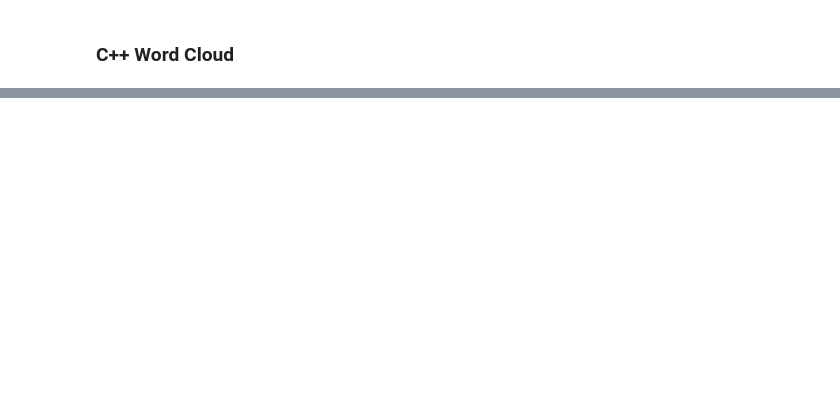
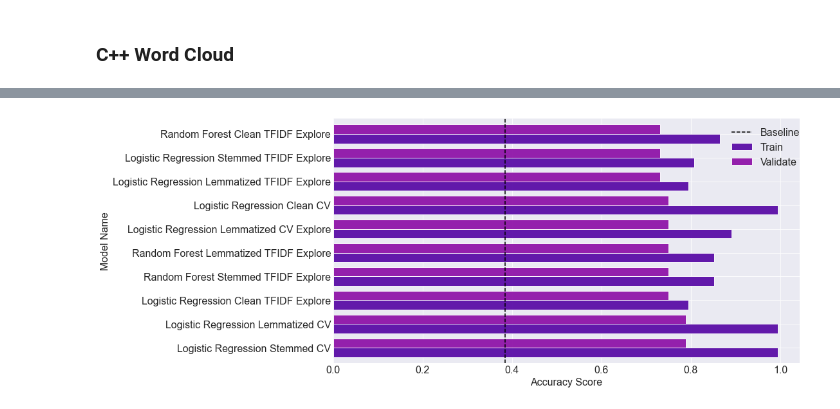
Before and after one commit to team-nlp-project/team-nlp-project, a Jupyter notebook: predicting_repository_language_final.ipynb, the cells around one changed output, grey strips where cells are left out. Drawn from its saved outputs; the diff is of its cells as text; code cells hidden in the pictures; blank space fills up the shorter version.

Commit message:
added modeling section to final nb

```diff
--- a/predicting_repository_language_final.ipynb
+++ b/predicting_repository_language_final.ipynb
@@ -404,0 +411,4 @@ plt.show()
+# %%
+# define a baseline
+baseline_accuracy = train.language.value_counts(normalize=True)[0]
+print(f'Baseline accuracy (predicting JavaScript for every Readme) is {baseline_accuracy*100:.0f}%.')
@@ -404,0 +427,3 @@ plt.show()
+# %%
+# initialize metric_df to store accuracy scores for each model
+metric_df = pd.DataFrame(columns = ['Model Name', 'Train Accuracy', 'Validate Accuracy', 'Difference'])
@@ -404,0 +578,26 @@ plt.show()
+# %%
+X_train, X_validate, X_test, y_train, y_validate, y_test = m.X_and_y(train, validate, test, 'lemmatized', 'language')
+
+X_bow_cv_train, X_bow_cv_validate, X_bow_cv_test = m.vectorize_best_words(CountVectorizer, X_train, X_validate, X_test, best_words=ex.explore_list)
+
+model_names = [
+    'Decision Tree Lemmatized CV Explore',
+    'Random Forest Lemmatized CV Explore',
+    'Logistic Regression Lemmatized CV Explore',
+    'KNN Lemmatized CV Exploret'
+]
+
+for model, name in zip(models, model_names):
+    metric_df = m.append_scores(X_bow_cv_train, y_train, X_bow_cv_validate, y_validate, model, name, metric_df)
+
+X_bow_tfidf_train, X_bow_tfidf_validate, X_bow_tfidf_test = m.vectorize_best_words(TfidfVectorizer, X_train, X_validate, X_test, best_words=ex.explore_list)
+
+model_names = [
+    'Decision Tree Lemmatized TFIDF Explore',
+    'Random Forest Lemmatized TFIDF Explore',
+    'Logistic Regression Lemmatized TFIDF Explore',
+    'KNN Lemmatized TFIDF Explore'
+]
+
+for model, name in zip(models, model_names):
+    metric_df = m.append_scores(X_bow_tfidf_train, y_train, X_bow_tfidf_validate, y_validate, model, name, metric_df)
@@ -404,0 +606,4 @@ plt.show()
+# %%
+# lets take a look at results so far
+top_10 = metric_df.sort_values(by=['Validate Accuracy', 'Difference'], ascending=False).head(10)
+top_10
@@ -404,0 +622,9 @@ plt.show()
+# %%
+# make a plot out of this
+top_10.set_index('Model Name')[['Train Accuracy', 'Validate Accuracy']].plot.barh(alpha = .9, width = 0.8, ec = 'white')
+plt.axvline(x = baseline_accuracy, c = 'black', linestyle = '--', label = 'Baseline')
+plt.legend(['Baseline','Train', 'Validate','Test'], bbox_to_anchor = (1.02,1))
+plt.ylabel('Model Name')
+plt.xlabel('Accuracy Score');
+# %% [output]
+[figure, added]
```
Also changed, not shown: parts of 38 cells of this notebook.
